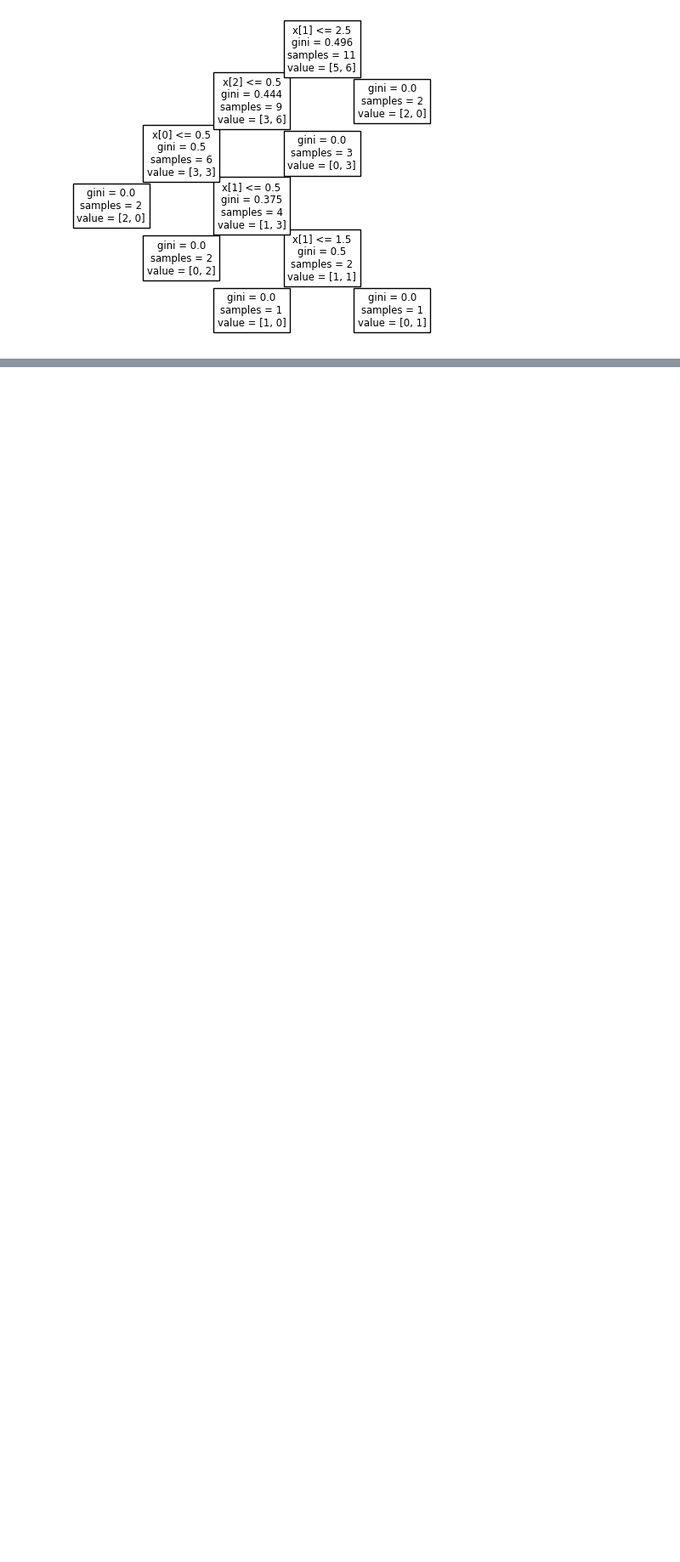
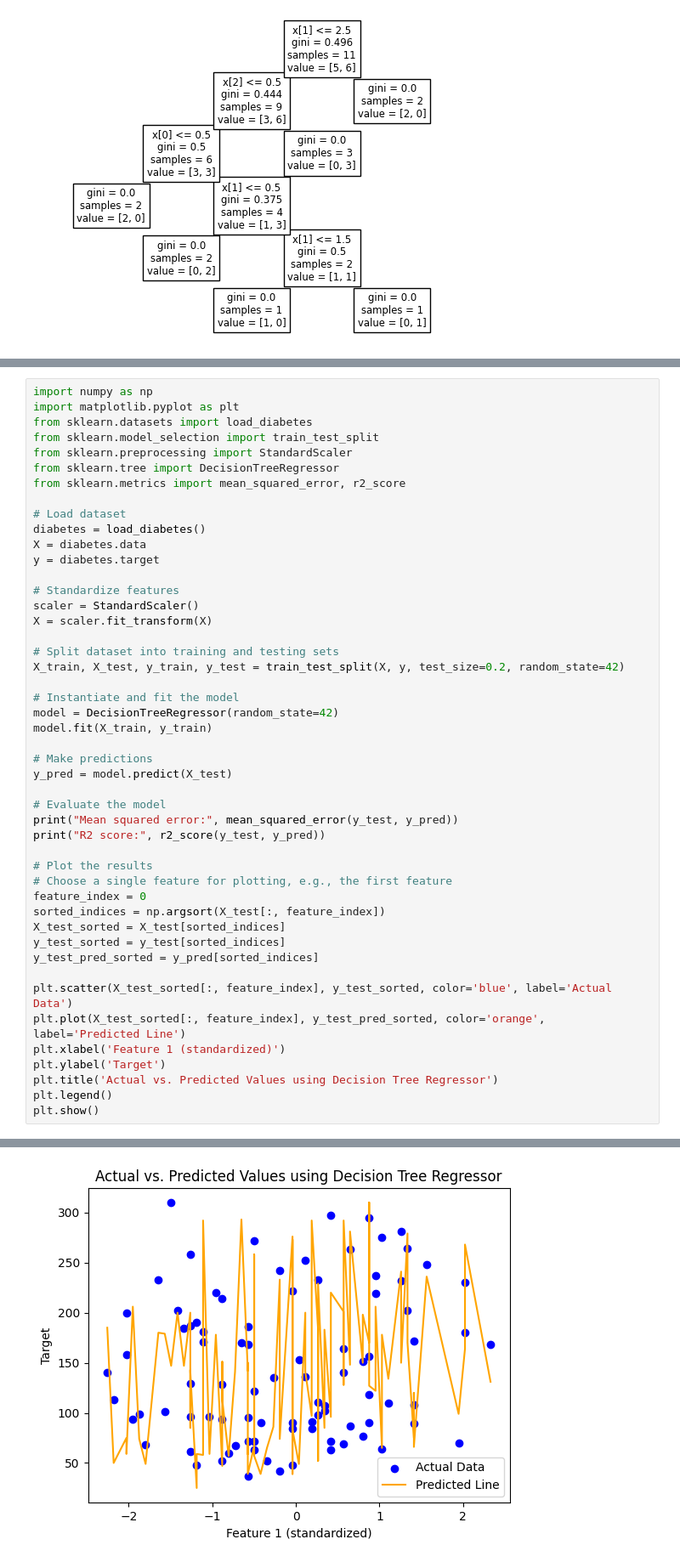
Before and after one commit to 02YashRajput/Ml, a Jupyter notebook: Decision_Tree.ipynb, the cells around one changed output, grey strips where cells are left out. Shown at 85% size. Drawn from its saved outputs; the diff is of its cells as text; blank space fills up the shorter version.

```diff
--- a/Decision_Tree.ipynb
+++ b/Decision_Tree.ipynb
@@ -143,0 +200,48 @@ tree.plot_tree(classifier)
+# %%
+import numpy as np
+import matplotlib.pyplot as plt
+from sklearn.datasets import load_diabetes
+from sklearn.model_selection import train_test_split
+from sklearn.preprocessing import StandardScaler
+from sklearn.tree import DecisionTreeRegressor
+from sklearn.metrics import mean_squared_error, r2_score
+
+# Load dataset
+diabetes = load_diabetes()
+X = diabetes.data
+y = diabetes.target
+
+# Standardize features
+scaler = StandardScaler()
+X = scaler.fit_transform(X)
+
+# Split dataset into training and testing sets
+X_train, X_test, y_train, y_test = train_test_split(X, y, test_size=0.2, random_state=42)
+
+# Instantiate and fit the model
+model = DecisionTreeRegressor(random_state=42)
+model.fit(X_train, y_train)
+
+# Make predictions
+y_pred = model.predict(X_test)
+
+# Evaluate the model
+print("Mean squared error:", mean_squared_error(y_test, y_pred))
+print("R2 score:", r2_score(y_test, y_pred))
+
+# Plot the results
+# Choose a single feature for plotting, e.g., the first feature
+feature_index = 0
+sorted_indices = np.argsort(X_test[:, feature_index])
+X_test_sorted = X_test[sorted_indices]
+y_test_sorted = y_test[sorted_indices]
+y_test_pred_sorted = y_pred[sorted_indices]
+
+plt.scatter(X_test_sorted[:, feature_index], y_test_sorted, color='blue', label='Actual Data')
+plt.plot(X_test_sorted[:, feature_index], y_test_pred_sorted, color='orange', label='Predicted Line')
+plt.xlabel('Feature 1 (standardized)')
+plt.ylabel('Target')
+plt.title('Actual vs. Predicted Values using Decision Tree Regressor')
+plt.legend()
+plt.show()
+# %% [output]
@@ -143,0 +250 @@ tree.plot_tree(classifier)
+[figure, added]
```
Also changed, not shown: parts of 2 cells of this notebook, 7 other files.
